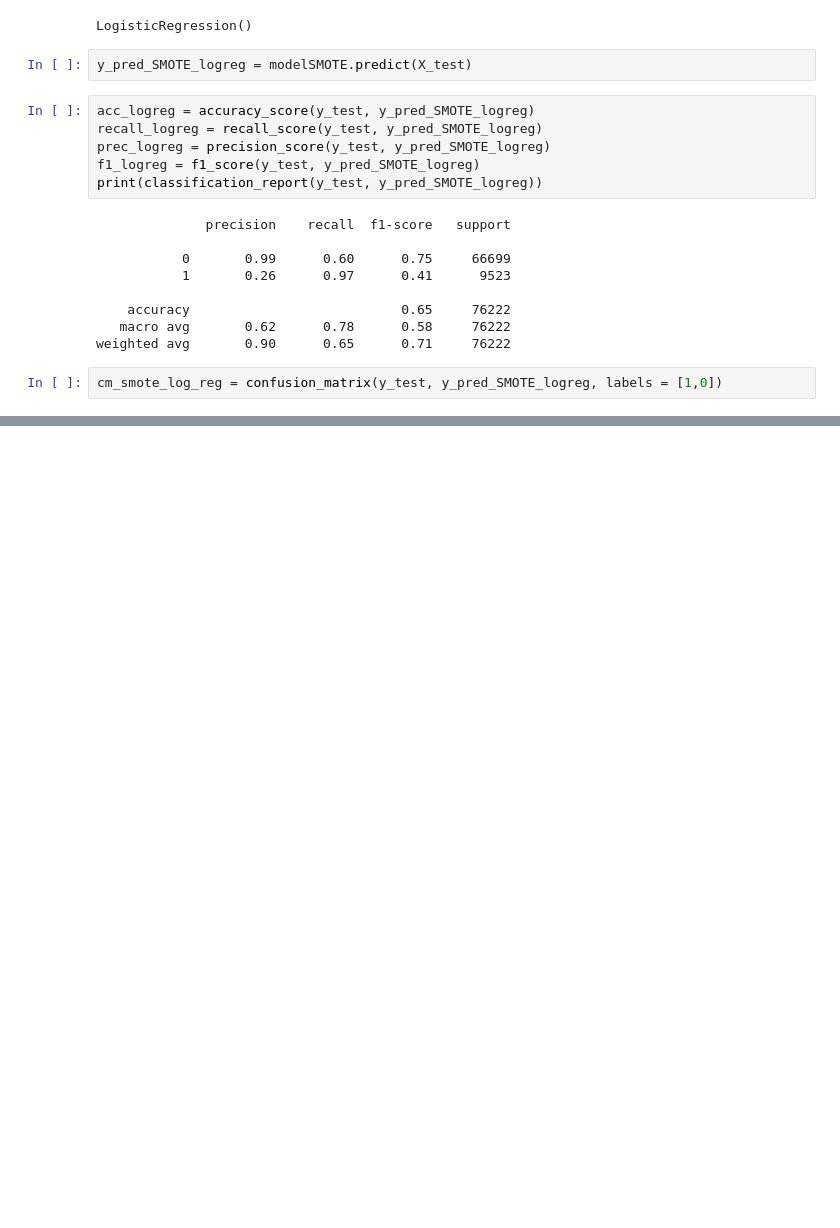
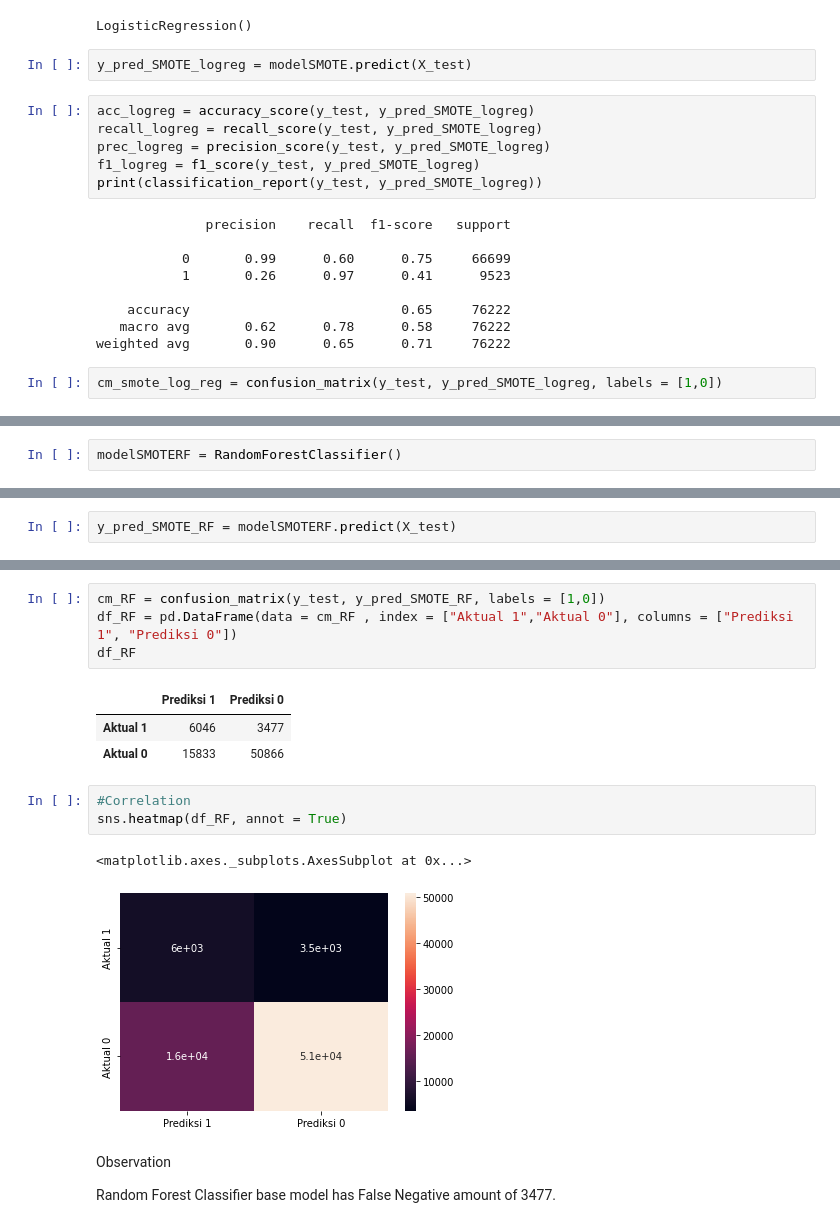
Before and after one commit to tnatani/Health-Insurance-Cross-Sell-Prediction, a Jupyter notebook: Copy_of_HEALTH_INSURANCE_CROSS_SELL_PREDICTION.ipynb, the cells around one changed output, grey strips where cells are left out. Saved outputs shown, nothing was run; the diff lists cells and outputs as text; blank space fills up the shorter version.

```diff
--- a/Copy_of_HEALTH_INSURANCE_CROSS_SELL_PREDICTION.ipynb
+++ b/Copy_of_HEALTH_INSURANCE_CROSS_SELL_PREDICTION.ipynb
@@ -543,0 +652,2 @@ cm_smote_log_reg = confusion_matrix(y_test, y_pred_SMOTE_logreg, labels = [1,0])
+# %%
+modelSMOTERF = RandomForestClassifier()
@@ -543,0 +658,2 @@ cm_smote_log_reg = confusion_matrix(y_test, y_pred_SMOTE_logreg, labels = [1,0])
+# %%
+y_pred_SMOTE_RF = modelSMOTERF.predict(X_test)
@@ -543,0 +676,18 @@ cm_smote_log_reg = confusion_matrix(y_test, y_pred_SMOTE_logreg, labels = [1,0])
+# %%
+cm_RF = confusion_matrix(y_test, y_pred_SMOTE_RF, labels = [1,0])
+df_RF = pd.DataFrame(data = cm_RF , index = ["Aktual 1","Aktual 0"], columns = ["Prediksi 1", "Prediksi 0"])
+df_RF
+# %% [output]
+|  | Prediksi 1 | Prediksi 0 |
+| Aktual 1 | 6046 | 3477 |
+| Aktual 0 | 15833 | 50866 |
+# %%
+#Correlation
+sns.heatmap(df_RF, annot = True)
+# %% [output]
+<matplotlib.axes._subplots.AxesSubplot at 0x...>
+[figure, added]
+# %% [markdown]
+ Observation
+
+ Random Forest Classifier base model has  False Negative amount of 3477.
```
Also changed, not shown: parts of 23 cells of this notebook.
